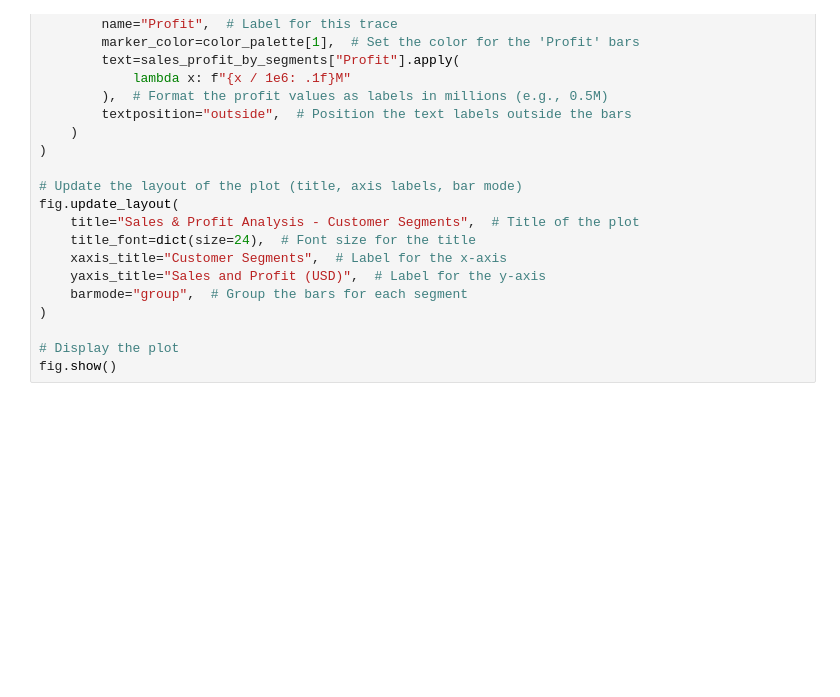
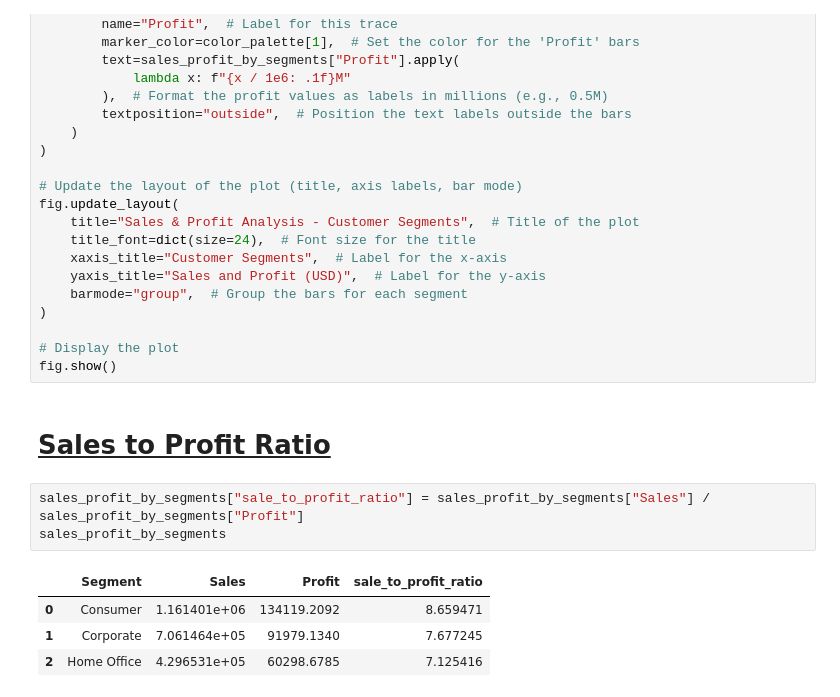
Before and after one commit to SK1202/E-Commerce-Sales-Analysis, a Jupyter notebook: jupyter/E-Commerce Sales Analysis.ipynb, the cells around one changed output. Cells and saved outputs as stored; diff of their text form; blank space fills up the shorter version.

Commit message:
sales to profit ratio

```diff
--- a/jupyter/E-Commerce Sales Analysis.ipynb
+++ b/jupyter/E-Commerce Sales Analysis.ipynb
@@ -392,3 +392,13 @@ fig.update_layout(
 
 # Display the plot
 fig.show()
+# %% [markdown]
+# <u>**Sales to Profit Ratio**</u>
+# %%
+sales_profit_by_segments["sale_to_profit_ratio"] = sales_profit_by_segments["Sales"] / sales_profit_by_segments["Profit"]
+sales_profit_by_segments
+# %% [output]
+|  | Segment | Sales | Profit | sale_to_profit_ratio |
+| 0 | Consumer | 1.161401e+06 | 134119.2092 | 8.659471 |
+| 1 | Corporate | 7.061464e+05 | 91979.1340 | 7.677245 |
+| 2 | Home Office | 4.296531e+05 | 60298.6785 | 7.125416 |
```
